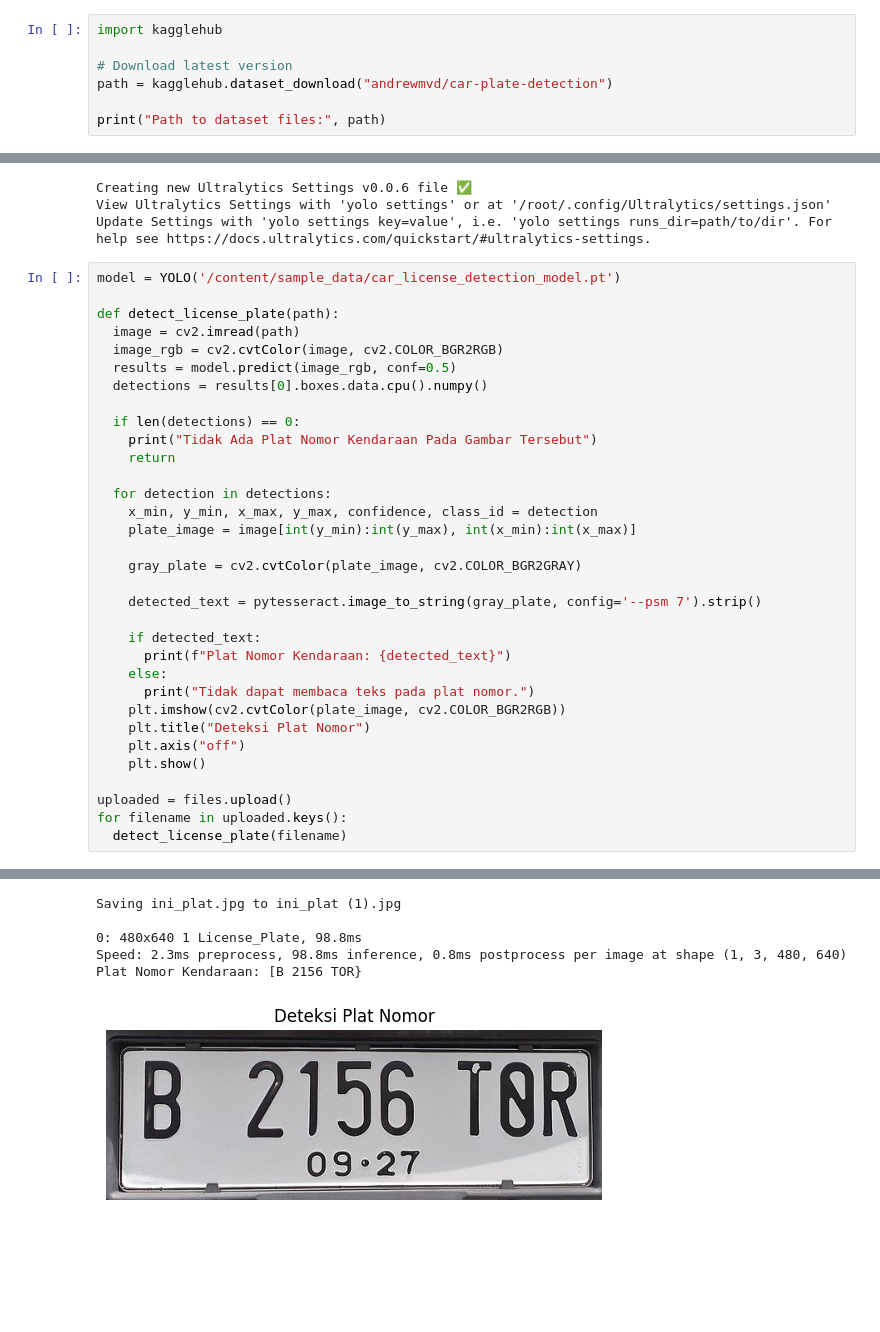
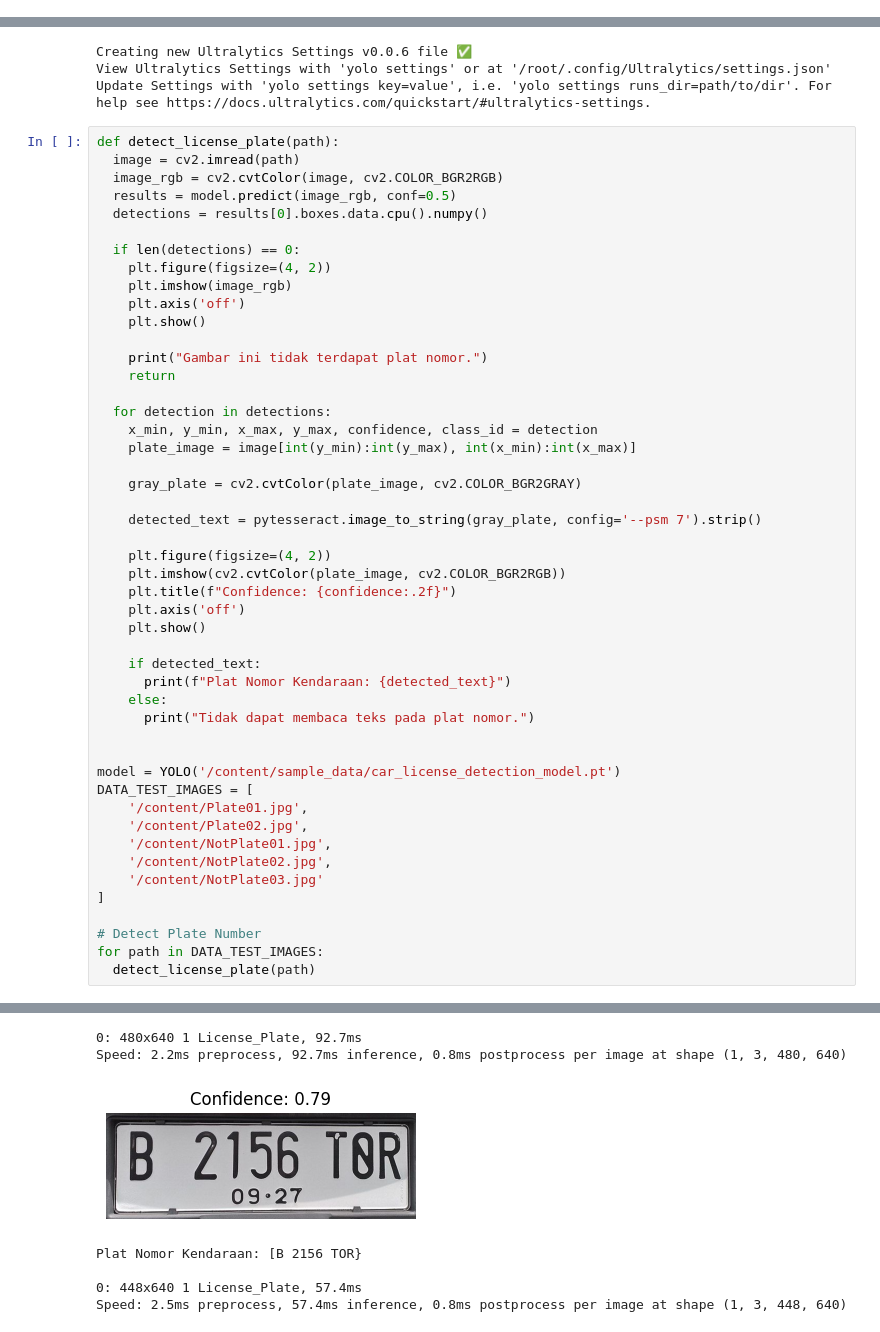
Before and after one commit to fakhruddinarif/imgpro-compvis, a Jupyter notebook: quiz2/CarLicensePlateOCR.ipynb, the cells around one changed output, grey strips where cells are left out. Drawn from its saved outputs; the diff is of its cells as text; blank space fills up the shorter version.

```diff
--- a/quiz2/CarLicensePlateOCR.ipynb
+++ b/quiz2/CarLicensePlateOCR.ipynb
@@ -5,7 +2,0 @@
-# %%
-import kagglehub
-
-# Download latest version
-path = kagglehub.dataset_download("andrewmvd/car-plate-detection")
-
-print("Path to dataset files:", path)
@@ -489,8 +246,6 @@ Creating new Ultralytics Settings v0.0.6 file ✅
 View Ultralytics Settings with 'yolo settings' or at '/root/.config/Ultralytics/settings.json'
 Update Settings with 'yolo settings key=value', i.e. 'yolo settings runs_dir=path/to/dir'. For help see https://docs.ultralytics.com/quickstart/#ultralytics-settings.
 # %%
-model = YOLO('/content/sample_data/car_license_detection_model.pt')
-
 def detect_license_plate(path):
   image = cv2.imread(path)
   image_rgb = cv2.cvtColor(image, cv2.COLOR_BGR2RGB)
@@ -498,7 +253,12 @@ def detect_license_plate(path):
   detections = results[0].boxes.data.cpu().numpy()
 
   if len(detections) == 0:
-    print("Tidak Ada Plat Nomor Kendaraan Pada Gambar Tersebut")
+    plt.figure(figsize=(4, 2))
+    plt.imshow(image_rgb)
+    plt.axis('off')
+    plt.show()
+
+    print("Gambar ini tidak terdapat plat nomor.")
     return
 
   for detection in detections:
@@ -509,16 +269,28 @@ def detect_license_plate(path):
 
     detected_text = pytesseract.image_to_string(gray_plate, config='--psm 7').strip()
 
+    plt.figure(figsize=(4, 2))
+    plt.imshow(cv2.cvtColor(plate_image, cv2.COLOR_BGR2RGB))
+    plt.title(f"Confidence: {confidence:.2f}")
+    plt.axis('off')
+    plt.show()
+
     if detected_text:
       print(f"Plat Nomor Kendaraan: {detected_text}")
     else:
       print("Tidak dapat membaca teks pada plat nomor.")
-    plt.imshow(cv2.cvtColor(plate_image, cv2.COLOR_BGR2RGB))
-    plt.title("Deteksi Plat Nomor")
-    plt.axis("off")
-    plt.show()
 
-uploaded = files.upload()
-for filename in uploaded.keys():
-  detect_license_plate(filename)
+
+model = YOLO('/content/sample_data/car_license_detection_model.pt')
+DATA_TEST_IMAGES = [
+    '/content/Plate01.jpg',
+    '/content/Plate02.jpg',
+    '/content/NotPlate01.jpg',
+    '/content/NotPlate02.jpg',
+    '/content/NotPlate03.jpg'
+]
+
+# Detect Plate Number
+for path in DATA_TEST_IMAGES:
+  detect_license_plate(path)
 # %% [output]
@@ -526,6 +297,7 @@ for filename in uploaded.keys():
-Saving ini_plat.jpg to ini_plat (1).jpg
-
-0: 480x640 1 License_Plate, 98.8ms
-Speed: 2.3ms preprocess, 98.8ms inference, 0.8ms postprocess per image at shape (1, 3, 480, 640)
-Plat Nomor Kendaraan: [B 2156 TOR}
+0: 480x640 1 License_Plate, 92.7ms
+Speed: 2.2ms preprocess, 92.7ms inference, 0.8ms postprocess per image at shape (1, 3, 480, 640)
-[figure, old version]
+[figure, new version]
+Plat Nomor Kendaraan: [B 2156 TOR}
+
+0: 448x640 1 License_Plate, 57.4ms
+Speed: 2.5ms preprocess, 57.4ms inference, 0.8ms postprocess per image at shape (1, 3, 448, 640)
```
Also changed, not shown: parts of 15 cells of this notebook.
